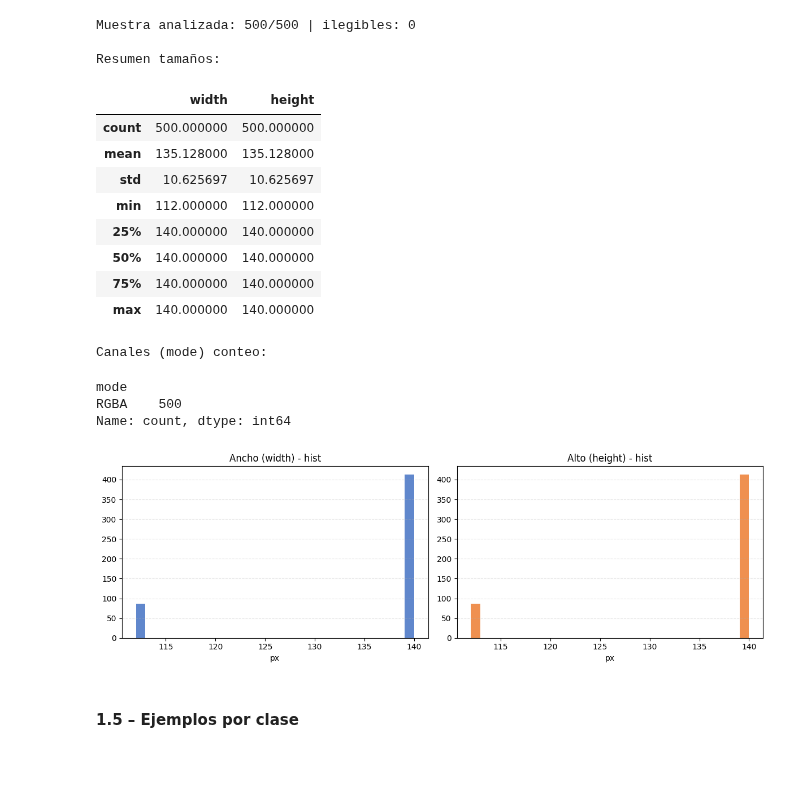
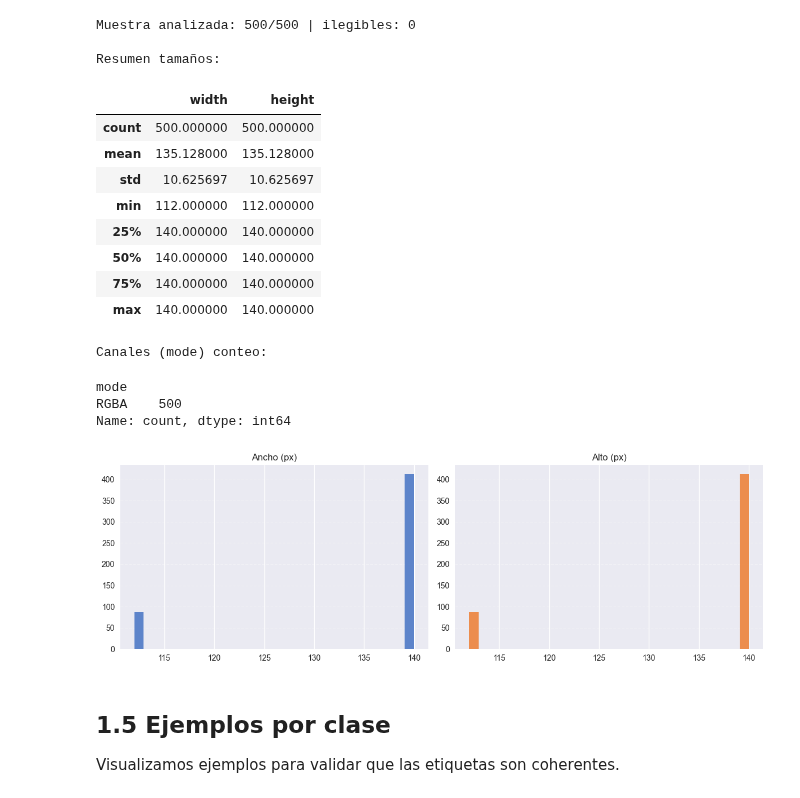
Before and after one commit to esteban0903/AREP-CONVOLUTIONAL-LAYERS, a Jupyter notebook: eda_dataset_exploration.ipynb, the cells around one changed output. Drawn from its saved outputs; the diff is of its cells as text; code cells hidden in the pictures; blank space fills up the shorter version.

```diff
--- a/eda_dataset_exploration.ipynb
+++ b/eda_dataset_exploration.ipynb
@@ -147,7 +240,7 @@ def inspect_images_14(df: pd.DataFrame, path_col: str = "local_path", sample_siz
                 w, h = im.size
                 widths.append(w)
                 heights.append(h)
-                modes.append(im.mode)  # 'RGB', 'RGBA', 'L', etc.
+                modes.append(im.mode)
         except Exception:
             bad += 1
 
@@ -158,43 +251,43 @@ def inspect_images_14(df: pd.DataFrame, path_col: str = "local_path", sample_siz
     print("\nCanales (mode) conteo:")
     display(meta["mode"].value_counts())
 
+    plt.style.use("seaborn-v0_8")
     fig, axes = plt.subplots(1, 2, figsize=(12, 4))
+
     axes[0].hist(meta["width"], bins=30, color="#4472C4", alpha=0.85)
-    axes[0].set_title("Ancho (width) - hist")
-    axes[0].set_xlabel("px")
+    axes[0].set_title("Ancho (px)")
     axes[0].grid(axis="y", linestyle="--", alpha=0.3)
 
     axes[1].hist(meta["height"], bins=30, color="#ED7D31", alpha=0.85)
-    axes[1].set_title("Alto (height) - hist")
-    axes[1].set_xlabel("px")
+    axes[1].set_title("Alto (px)")
     axes[1].grid(axis="y", linestyle="--", alpha=0.3)
 
     plt.tight_layout()
     plt.show()
     return meta
 
-# USO
 meta_14 = inspect_images_14(labels_df, path_col="local_path", sample_size=500)
 # %% [output]
 Muestra analizada: 500/500 | ilegibles: 0
 
 Resumen tamaños:
 |  | width | height |
 | count | 500.000000 | 500.000000 |
 | mean | 135.128000 | 135.128000 |
 | std | 10.625697 | 10.625697 |
 | min | 112.000000 | 112.000000 |
 | 25% | 140.000000 | 140.000000 |
 | 50% | 140.000000 | 140.000000 |
 | 75% | 140.000000 | 140.000000 |
 | max | 140.000000 | 140.000000 |
 Canales (mode) conteo:
 mode
 RGBA    500
 Name: count, dtype: int64
-[figure, old version]
+[figure, new version]
 # %% [markdown]
-#### **1.5 – Ejemplos por clase**
+## 1.5 Ejemplos por clase
+Visualizamos ejemplos para validar que las etiquetas son coherentes.
 # %%
 import matplotlib.pyplot as plt
 from PIL import Image
```
Also changed, not shown: parts of 58 cells of this notebook, 6 other files.
